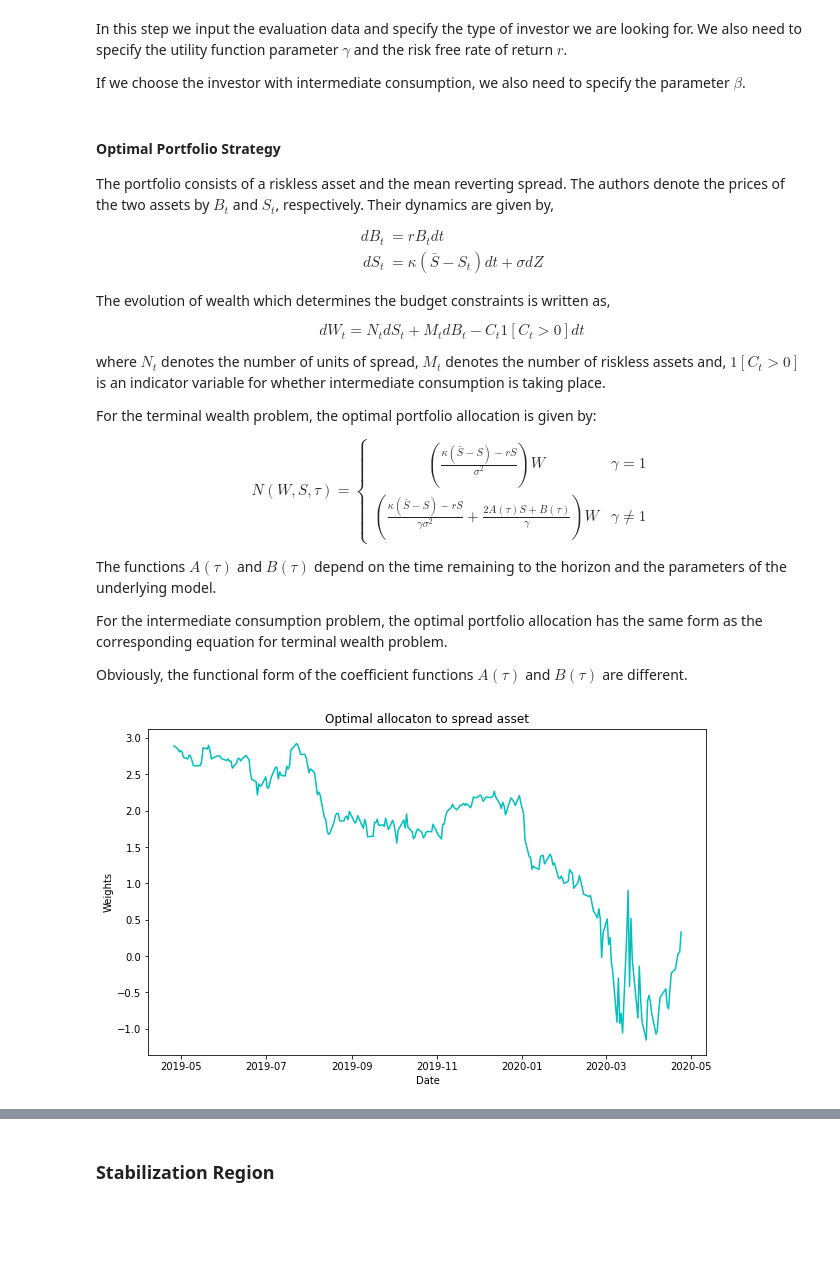
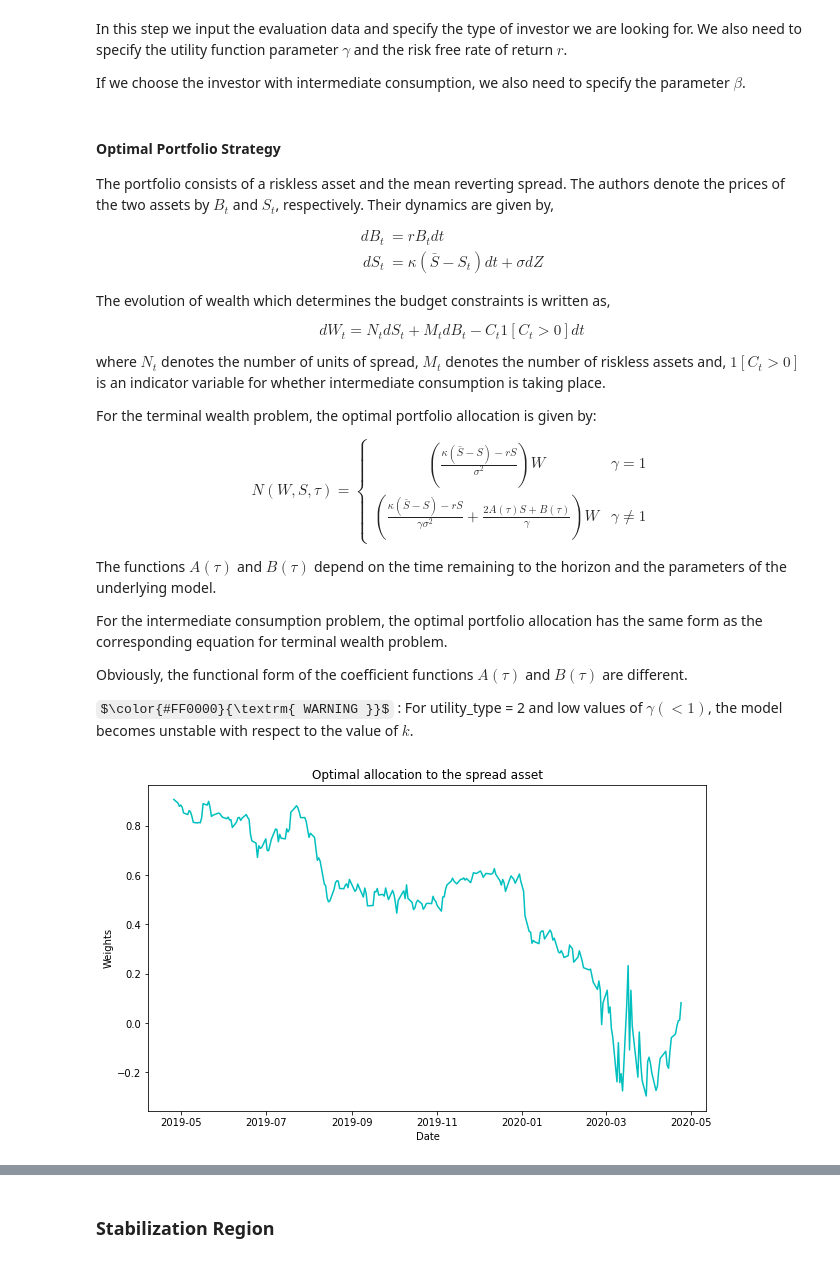
Before and after one commit to hudson-and-thames/arbitrage_research, a Jupyter notebook: Stochastic Control Approach/OU_Model_Jurek.ipynb, the cells around one changed output, grey strips where cells are left out. Cells and saved outputs as stored; diff of their text form; code cells hidden in the pictures; some formulas as TeX source; blank space fills up the shorter version.

```diff
--- a/Stochastic Control Approach/OU_Model_Jurek.ipynb
+++ b/Stochastic Control Approach/OU_Model_Jurek.ipynb
@@ -143,9 +146,11 @@ $$
 The price spread is then constructed by taking a linear combination of the total return indices.
 These weights are estimated by using a co-integrating regression technique such as Engle Granger.
 # %%
+# Creating an object of the Jurek class
 sc = OUModelJurek()
 
-sc.fit(data_train_dataframe)
+# Calling the fit method on the train dataset
+sc.fit(data_train_dataframe, delta_t = 1/252)
 # %% [markdown]
 To view the estimated model parameters from training data, we can use the `describe` function in the class object.
 # %%
@@ -205,12 +210,18 @@ The functions $A(\tau)$ and $B(\tau)$ depend on the time remaining to the horizo
 For the intermediate consumption problem, the optimal portfolio allocation has the same form as the corresponding equation for terminal wealth problem.
 
 Obviously, the functional form of the coefficient functions $A(\tau)$ and $B(\tau)$ are different.
+
+
+$\color{#FF0000}{\textrm{ WARNING }}$ : For utility_type = 2 and low values of $\gamma (< 1)$, the model becomes unstable with respect to the value of $k$.
 # %%
+# In this example, we are considering the CRRA investor(utility_type = 1), with gamma = 2
+
+# Plotting the portfolio weights of the spread asset
 plt.figure(figsize=(10, 6))
-plt.plot(data_test_dataframe.index, sc.optimal_portfolio_weights(data_test_dataframe, gamma=0.5, utility_type=1, r=0.05), 'c-')
-plt.title("Optimal allocaton to spread asset")
+plt.plot(data_test_dataframe.index, sc.optimal_portfolio_weights(data_test_dataframe, gamma=2, utility_type=1), 'c-')
+plt.title("Optimal allocation to the spread asset")
 plt.ylabel("Weights")
 plt.xlabel("Date")
 plt.show()
 # %% [output]
-[figure, old version]
+[figure, new version]
```
Also changed, not shown: parts of 7 cells of this notebook, 1 other file.
